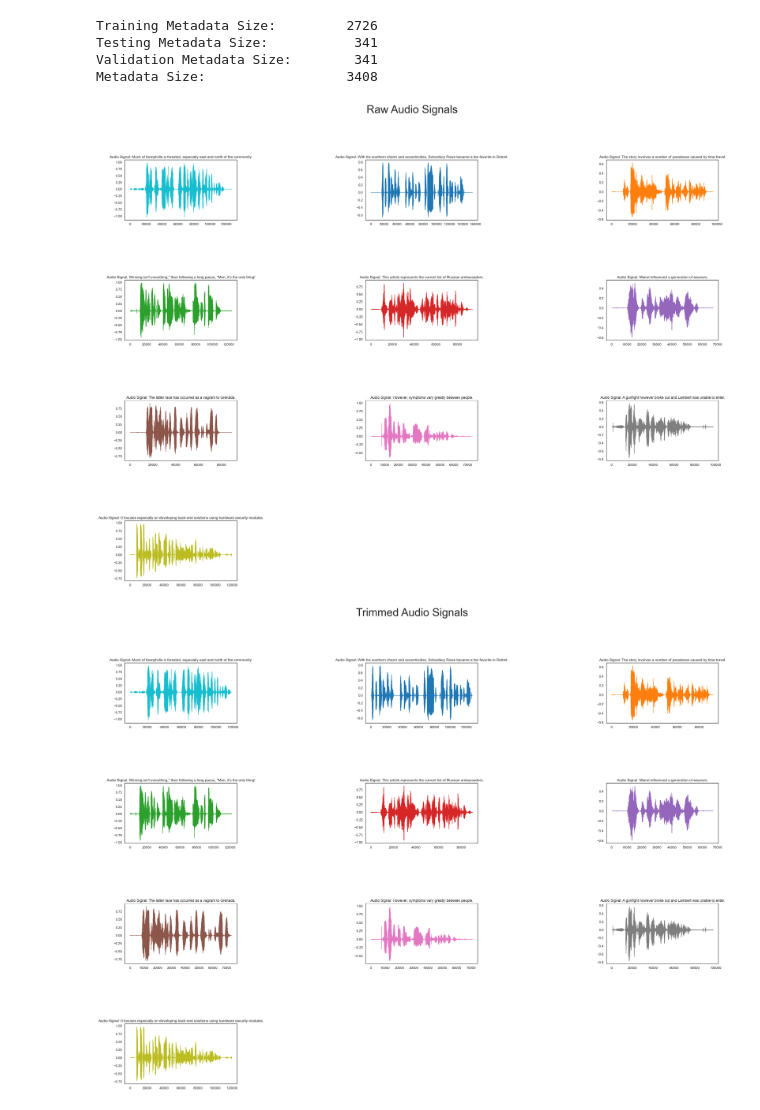
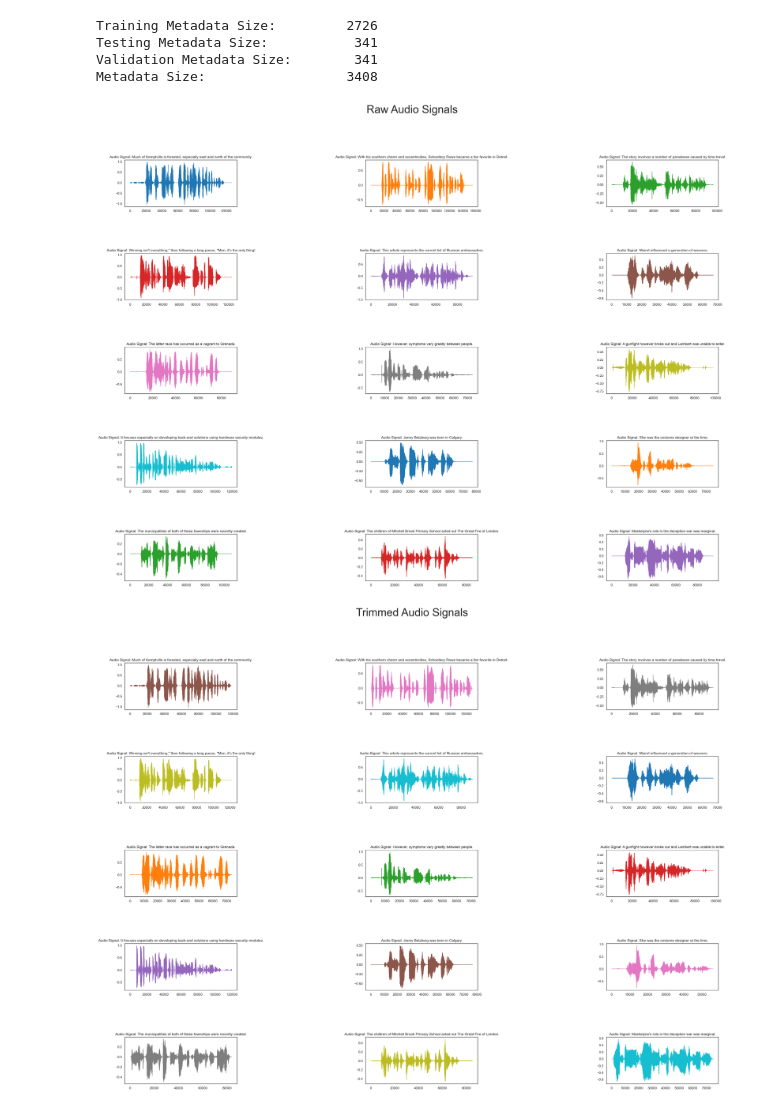
Before and after one commit to Coder-Harshit/AI-ML_workbook, a Jupyter notebook: AutomaticSpeechRecognition/main.ipynb, the cells around one changed output. Saved outputs shown, nothing was run; the diff lists cells and outputs as text; code cells hidden in the pictures.

```diff
--- a/AutomaticSpeechRecognition/main.ipynb
+++ b/AutomaticSpeechRecognition/main.ipynb
@@ -208,8 +208,13 @@ Training Metadata Size:         2726
 Testing Metadata Size:           341
 Validation Metadata Size:        341
 Metadata Size:                  3408
+# %%
+n_rows = 5
+n_cols = 3
+
+plot_lim = n_rows*n_cols
 # %%
-fig, axes = plt.subplots(nrows=4, ncols=3, figsize=(35, 25))
+fig, axes = plt.subplots(nrows=n_rows, ncols=n_cols, figsize=(35, 25))
 axes = axes.flatten()  #for easy indexing
 fig.suptitle('Raw Audio Signals', fontsize=36)
 
@@ -221,7 +226,7 @@ for audio_path, row in training_metadata.iterrows():
     axes[x].plot(audio, lw=1, color=next(color_cycle))
     axes[x].set_title(f"Audio Signal: {transcript}")
     x+=1
-    if x%10==0:
+    if x%plot_lim==0:
         break
 
 
@@ -232,29 +237,29 @@ for i in range(x, len(axes)):
 # Adjust the spacing between subplots
 plt.subplots_adjust(hspace=1,wspace=1.15)
 # %% [output]
-[figure, old version]
+[figure, new version]
 # %%
-fig, axes = plt.subplots(nrows=4, ncols=3, figsize=(35, 25))
+fig, axes = plt.subplots(nrows=n_rows, ncols=n_cols, figsize=(35, 25))
 axes = axes.flatten()  #for easy indexing
 fig.suptitle('Trimmed Audio Signals', fontsize=36)
 
 x = 0
 for audio_path, row in training_metadata.iterrows():
     transcript = row['sentence']
     audio = load_audio(dataset_path / 'en' / 'clips' / audio_path)
     trimmed_audio, _ = librosa.effects.trim(audio)
     axes[x].plot(trimmed_audio, lw=1, color=next(color_cycle))
     axes[x].set_title(f"Audio Signal: {transcript}")
     x+=1
-    if x%10==0:
+    if x%plot_lim==0:
         break
 
 
 # Hide any unused subplots
 for i in range(x, len(axes)):
     fig.delaxes(axes[i])
 
 # Adjust the spacing between subplots
 plt.subplots_adjust(hspace=1,wspace=1.15)
 # %% [output]
-[figure, old version]
+[figure, new version]
```
Also changed, not shown: parts of 2 cells of this notebook.
